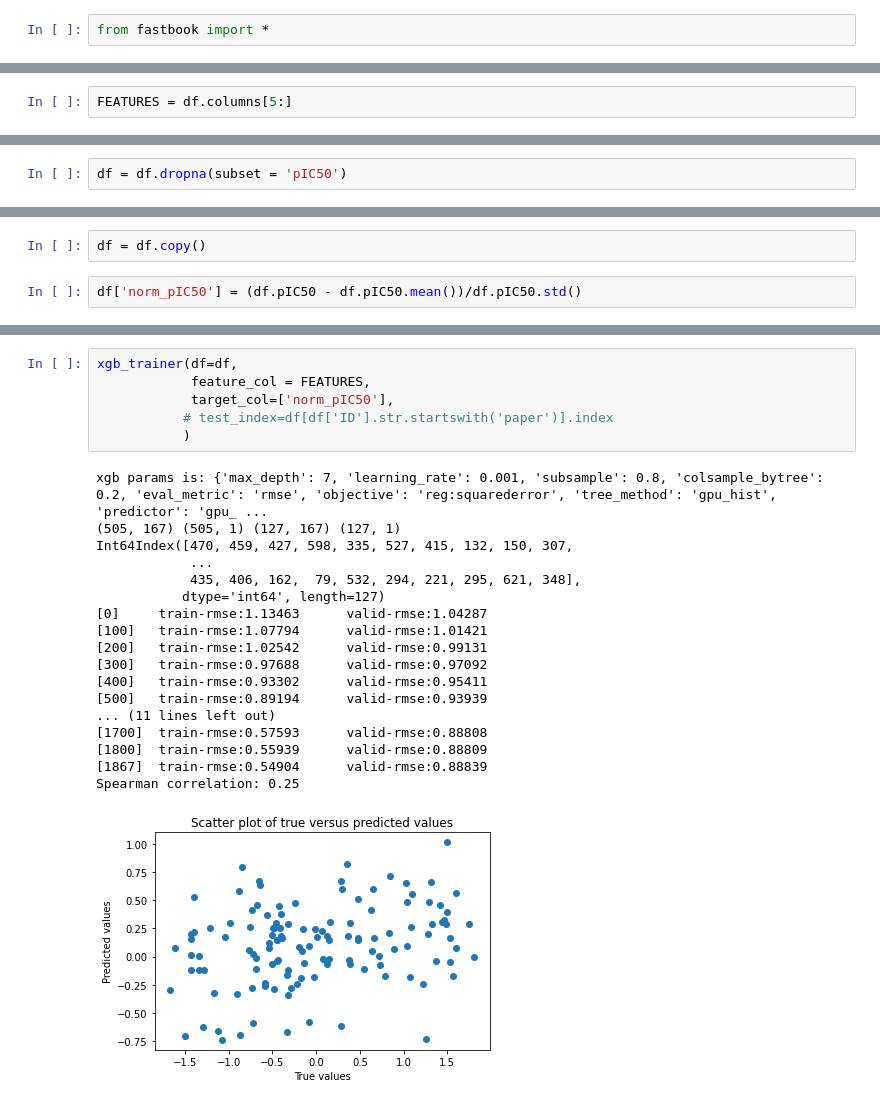
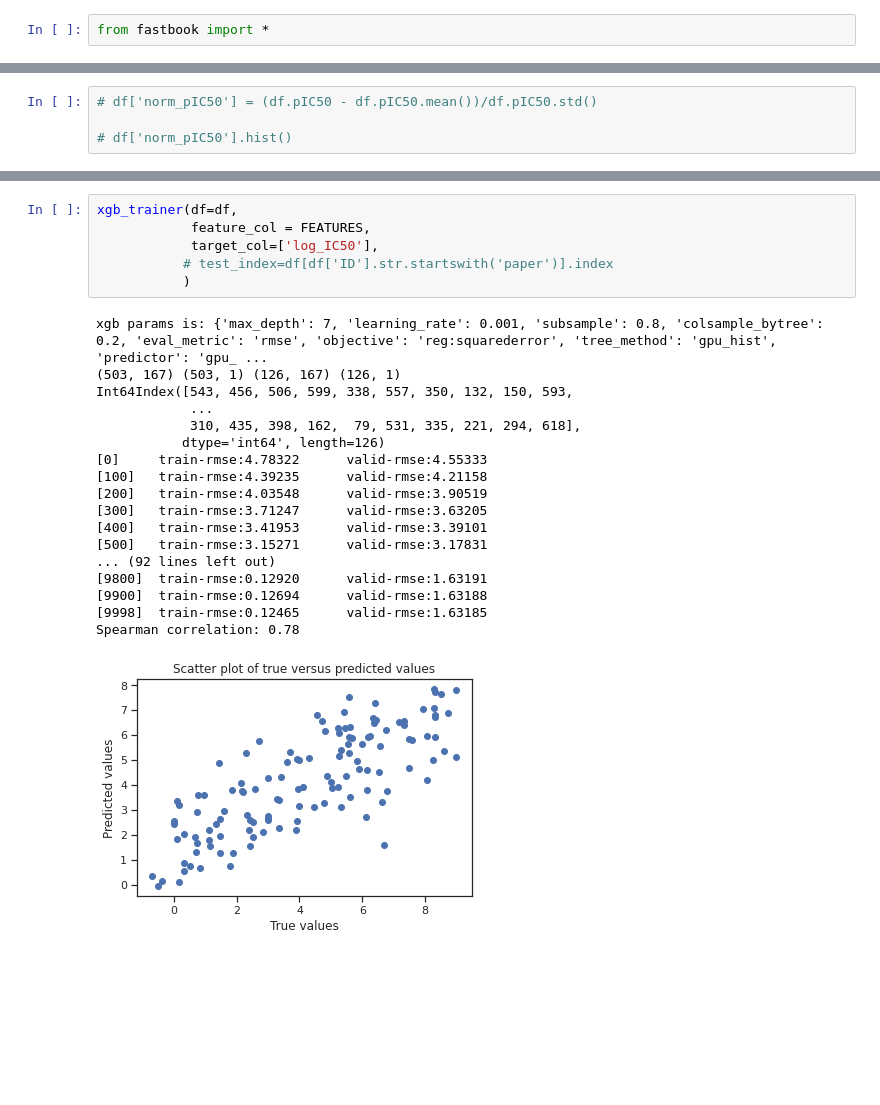
Before and after one commit to sky1ove/tools, a Jupyter notebook: nbs/train.ipynb, the cells around one changed output, grey strips where cells are left out. Drawn from its saved outputs; the diff is of its cells as text; blank space fills up the shorter version.

```diff
--- a/nbs/train.ipynb
+++ b/nbs/train.ipynb
@@ -199,2 +156,0 @@ df=pd.read_csv('train.csv')
-# %%
-FEATURES = df.columns[5:]
@@ -203,2 +156,0 @@ from tools.train import *
-# %%
-df = df.dropna(subset = 'pIC50')
@@ -221,4 +157,4 @@ df
-# %%
-df = df.copy()
 # %%
-df['norm_pIC50'] = (df.pIC50 - df.pIC50.mean())/df.pIC50.std()
+# df['norm_pIC50'] = (df.pIC50 - df.pIC50.mean())/df.pIC50.std()
+
+# df['norm_pIC50'].hist()
@@ -230,25 +205,25 @@ df['norm_pIC50'].hist()
 # %%
 xgb_trainer(df=df,
             feature_col = FEATURES,
-            target_col=['norm_pIC50'],
+            target_col=['log_IC50'],
            # test_index=df[df['ID'].str.startswith('paper')].index
            )
 # %% [output]
 xgb params is: {'max_depth': 7, 'learning_rate': 0.001, 'subsample': 0.8, 'colsample_bytree': 0.2, 'eval_metric': 'rmse', 'objective': 'reg:squarederror', 'tree_method': 'gpu_hist', 'predictor': 'gpu_ ...
-(505, 167) (505, 1) (127, 167) (127, 1)
-Int64Index([470, 459, 427, 598, 335, 527, 415, 132, 150, 307,
+(503, 167) (503, 1) (126, 167) (126, 1)
+Int64Index([543, 456, 506, 599, 338, 557, 350, 132, 150, 593,
             ...
-            435, 406, 162,  79, 532, 294, 221, 295, 621, 348],
-           dtype='int64', length=127)
-[0]     train-rmse:1.13463      valid-rmse:1.04287
-[100]   train-rmse:1.07794      valid-rmse:1.01421
-[200]   train-rmse:1.02542      valid-rmse:0.99131
-[300]   train-rmse:0.97688      valid-rmse:0.97092
-[400]   train-rmse:0.93302      valid-rmse:0.95411
-[500]   train-rmse:0.89194      valid-rmse:0.93939
-... (11 lines left out)
-[1700]  train-rmse:0.57593      valid-rmse:0.88808
-[1800]  train-rmse:0.55939      valid-rmse:0.88809
-[1867]  train-rmse:0.54904      valid-rmse:0.88839
-Spearman correlation: 0.25
+            310, 435, 398, 162,  79, 531, 335, 221, 294, 618],
+           dtype='int64', length=126)
+[0]     train-rmse:4.78322      valid-rmse:4.55333
+[100]   train-rmse:4.39235      valid-rmse:4.21158
+[200]   train-rmse:4.03548      valid-rmse:3.90519
+[300]   train-rmse:3.71247      valid-rmse:3.63205
+[400]   train-rmse:3.41953      valid-rmse:3.39101
+[500]   train-rmse:3.15271      valid-rmse:3.17831
+... (92 lines left out)
+[9800]  train-rmse:0.12920      valid-rmse:1.63191
+[9900]  train-rmse:0.12694      valid-rmse:1.63188
+[9998]  train-rmse:0.12465      valid-rmse:1.63185
+Spearman correlation: 0.78
-[figure, old version]
+[figure, new version]
```
Also changed, not shown: parts of 37 cells of this notebook, 6 other files.
